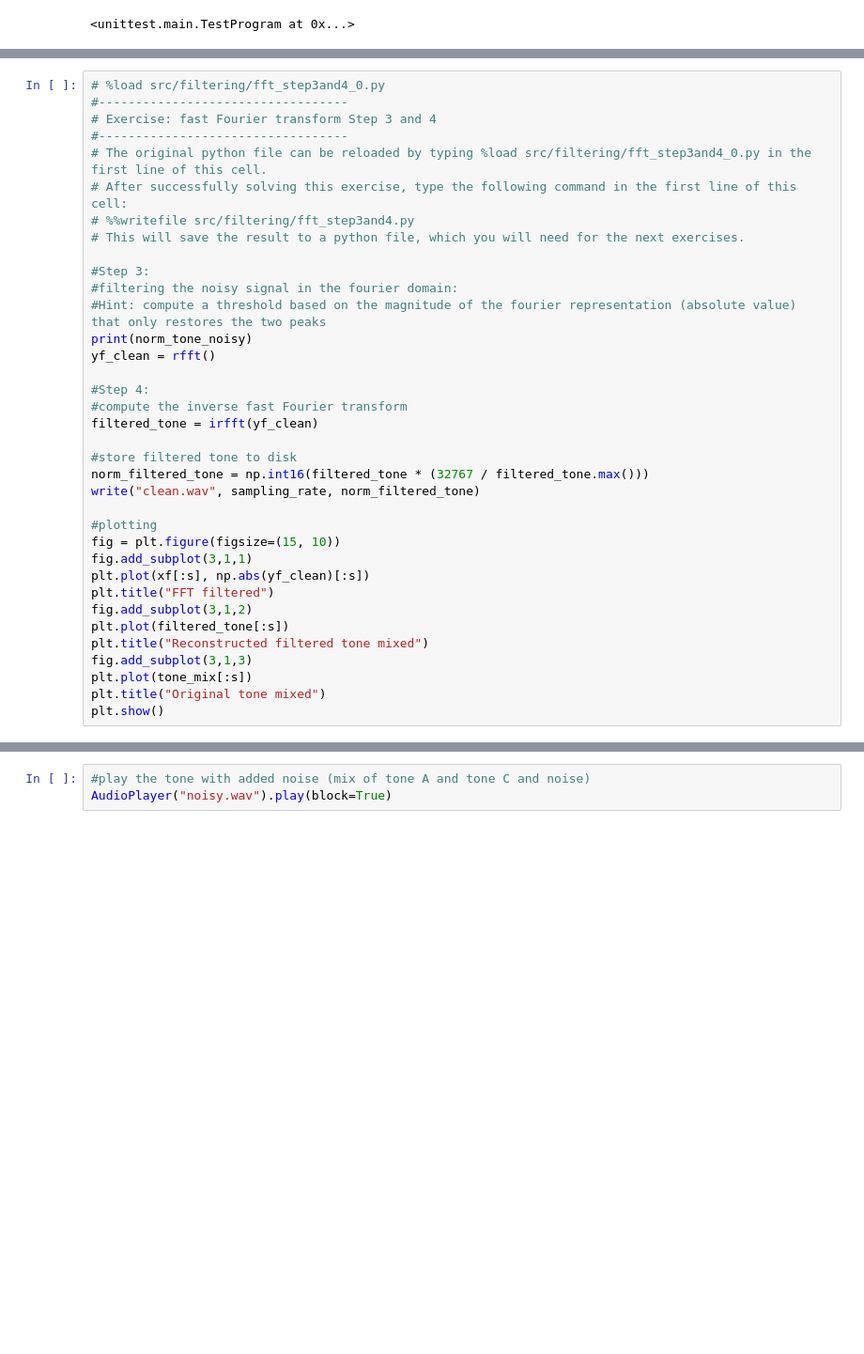
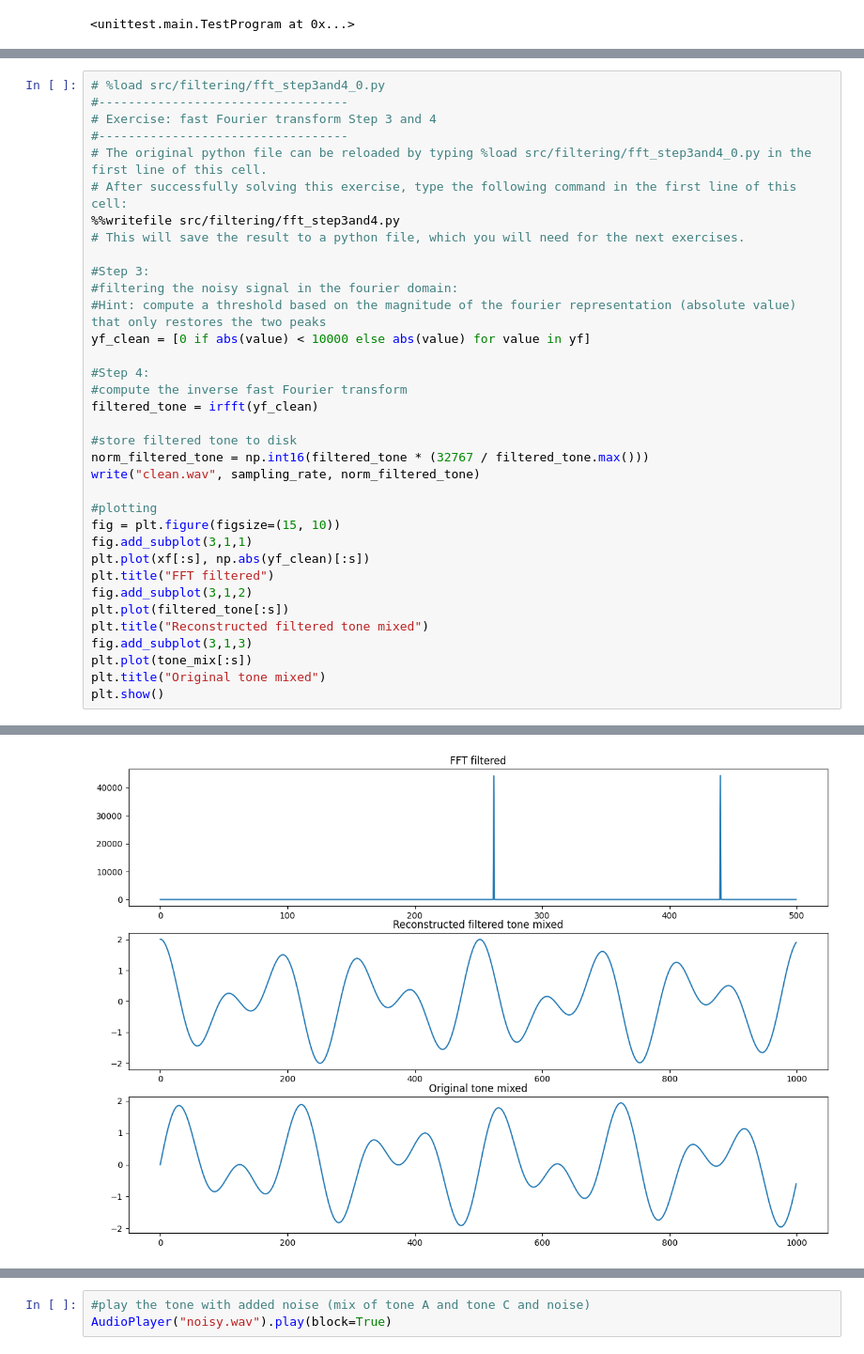
Before and after one commit to jonas31415/deeplearning_course, a Jupyter notebook: exercise1.ipynb, the cells around one changed output, grey strips where cells are left out. Shown at 94% size. Cells and saved outputs as stored; diff of their text form; blank space fills up the shorter version.

```diff
--- a/exercise1.ipynb
+++ b/exercise1.ipynb
@@ -190,14 +190,13 @@ plt.show()
 #----------------------------------
 # The original python file can be reloaded by typing %load src/filtering/fft_step3and4_0.py in the first line of this cell.
 # After successfully solving this exercise, type the following command in the first line of this cell:
-# %%writefile src/filtering/fft_step3and4.py
+%%writefile src/filtering/fft_step3and4.py
 # This will save the result to a python file, which you will need for the next exercises.
 
 #Step 3:
 #filtering the noisy signal in the fourier domain:
 #Hint: compute a threshold based on the magnitude of the fourier representation (absolute value) that only restores the two peaks
-print(norm_tone_noisy)
-yf_clean = rfft()
+yf_clean = [0 if abs(value) < 10000 else abs(value) for value in yf]
 
 #Step 4:
 #compute the inverse fast Fourier transform
@@ -224,3 +222,4 @@ UsageError: Line magic function `%writefile` not found (But cell magic `%%writef
+[figure, added]
 # %%
 # Running the testsuite
 class Difference(unittest.TestCase):
```
Also changed, not shown: parts of 3 cells of this notebook, 2 other files.
